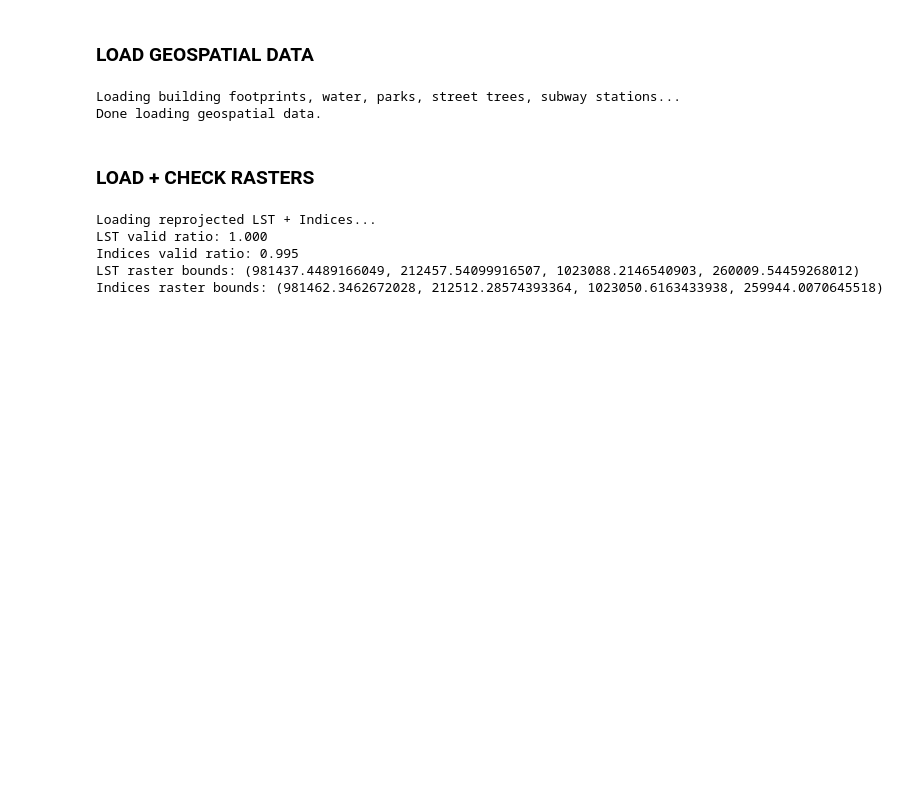
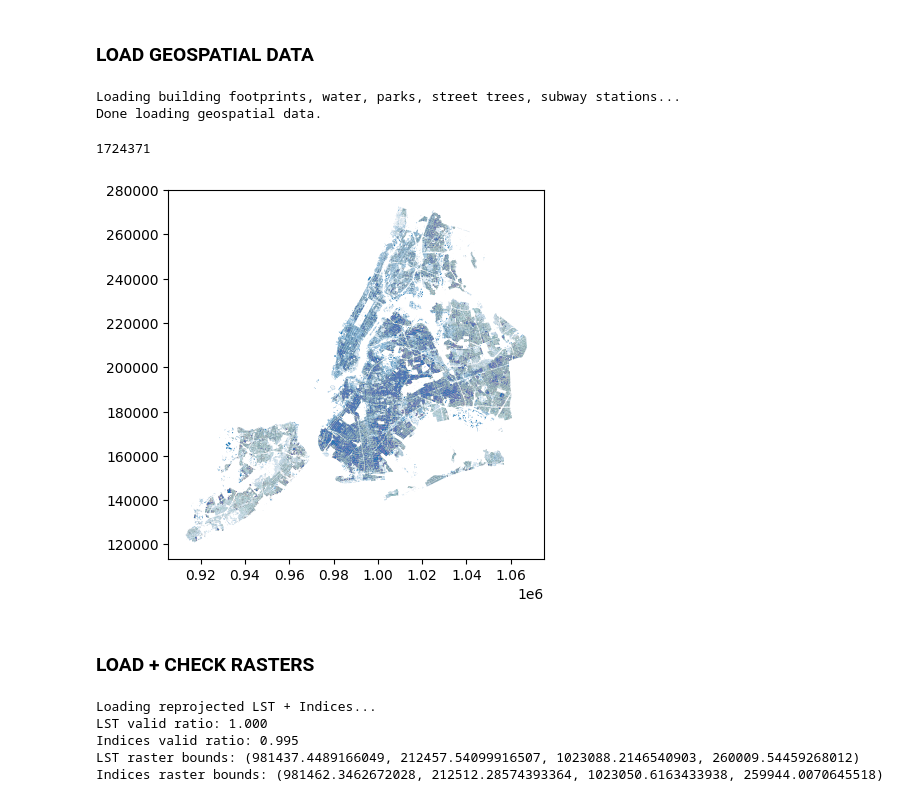
Before and after one commit to MegaKruk/uhi-ai-challenge-2025, a Jupyter notebook: UHI_Model.ipynb, the cells around one changed output. Drawn from its saved outputs; the diff is of its cells as text; code cells hidden in the pictures; blank space fills up the shorter version.

```diff
--- a/UHI_Model.ipynb
+++ b/UHI_Model.ipynb
@@ -250,3 +302,11 @@ print("Done loading geospatial data.")
 # %% [output]
 Loading building footprints, water, parks, street trees, subway stations...
 Done loading geospatial data.
+# %%
+if SHOW_PLOTS:
+    overlay_df = gpd.overlay(gdf_buildings, gdf_pluto, how="intersection")
+    print(len(overlay_df))
+    overlay_df.plot()
+# %% [output]
+1724371
+[figure, added]
```
Also changed, not shown: parts of 48 cells of this notebook.
